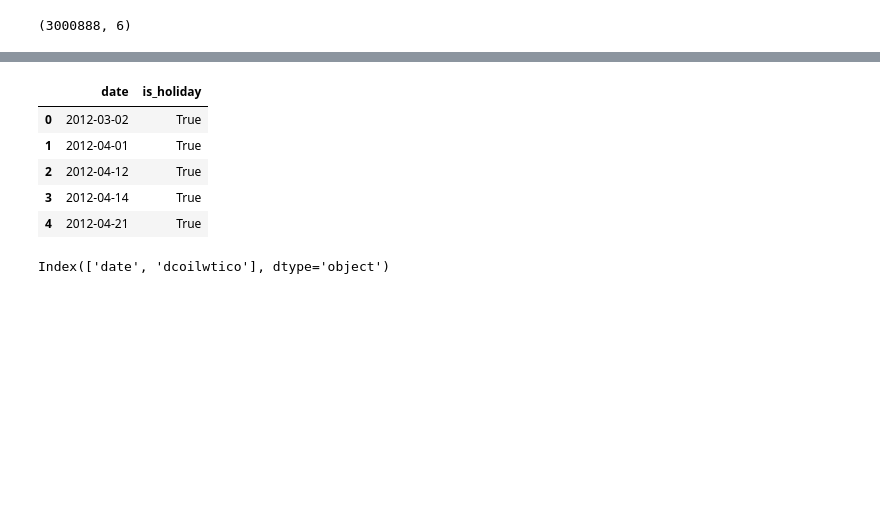
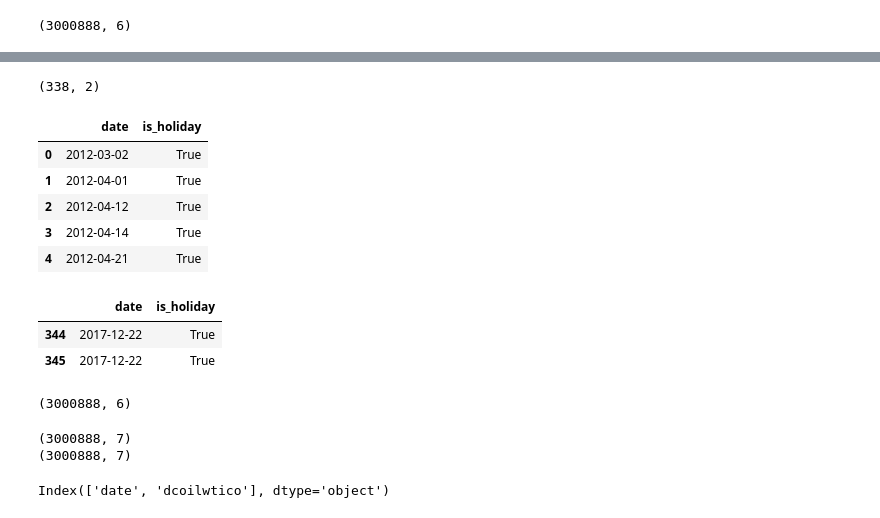
Before and after one commit to tomaszbk/time_series__sales_forecasting_ml, a Jupyter notebook: EDA.ipynb, the cells around one changed output, grey strips where cells are left out. Drawn from its saved outputs; the diff is of its cells as text; code cells hidden in the pictures; blank space fills up the shorter version.

```diff
--- a/EDA.ipynb
+++ b/EDA.ipynb
@@ -44,11 +43,19 @@ mask = holidays_df['transferred'].apply(lambda x: x is False)
 holidays_filtered = holidays_df[mask].copy()
 holidays_filtered['is_holiday'] = True
 holidays_filtered = holidays_filtered.drop(['type', 'locale', 'locale_name', 'description', 'transferred'], axis=1)
+print(holidays_filtered.shape)
 holidays_filtered.head()
 # %% [output]
+(338, 2)
 |  | date | is_holiday |
 | 0 | 2012-03-02 | True |
 | 1 | 2012-04-01 | True |
 | 2 | 2012-04-12 | True |
 | 3 | 2012-04-14 | True |
 | 4 | 2012-04-21 | True |
+# %%
+holidays_filtered.loc[holidays_filtered['date'] == '2017-12-22']
+# %% [output]
+|  | date | is_holiday |
+| 344 | 2017-12-22 | True |
+| 345 | 2017-12-22 | True |
@@ -55,7 +64,15 @@ holidays_filtered.head()
 # %%
+print(merged_store_train.shape)
 merged_store_holiday_train = pd.merge(merged_store_train, holidays_filtered, on=['date', 'date'], how='left')
+# %% [output]
+(3000888, 6)
 # %%
+print(merged_store_holiday_train.shape)
 merged_store_holiday_train.is_holiday = merged_store_holiday_train.is_holiday.fillna(False)
+print(merged_store_holiday_train.shape)
+# %% [output]
+(3000888, 7)
+(3000888, 7)
 # %%
 oil_df = pd.read_csv('data/oil.csv')
 oil_df.columns
```
Also changed, not shown: parts of 23 cells of this notebook, 3 other files.
